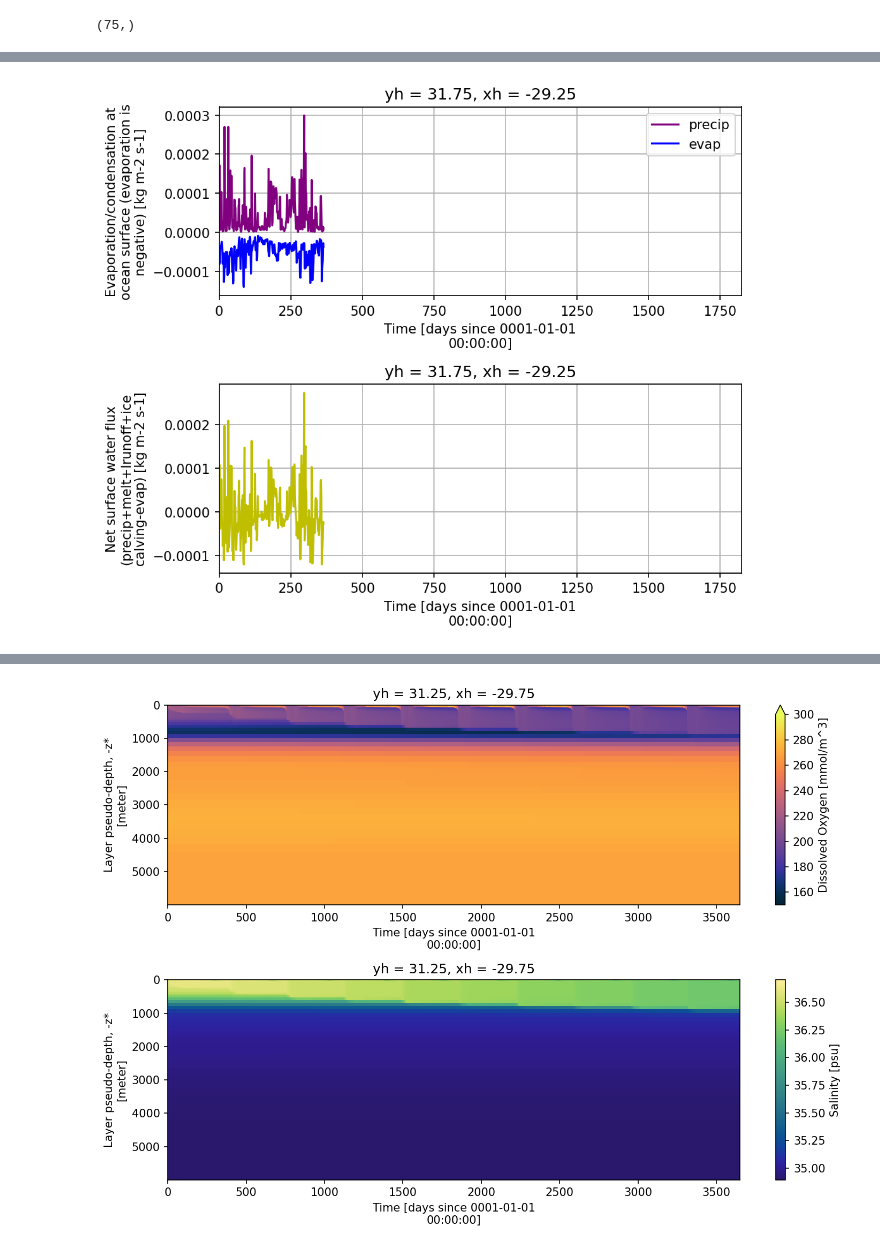
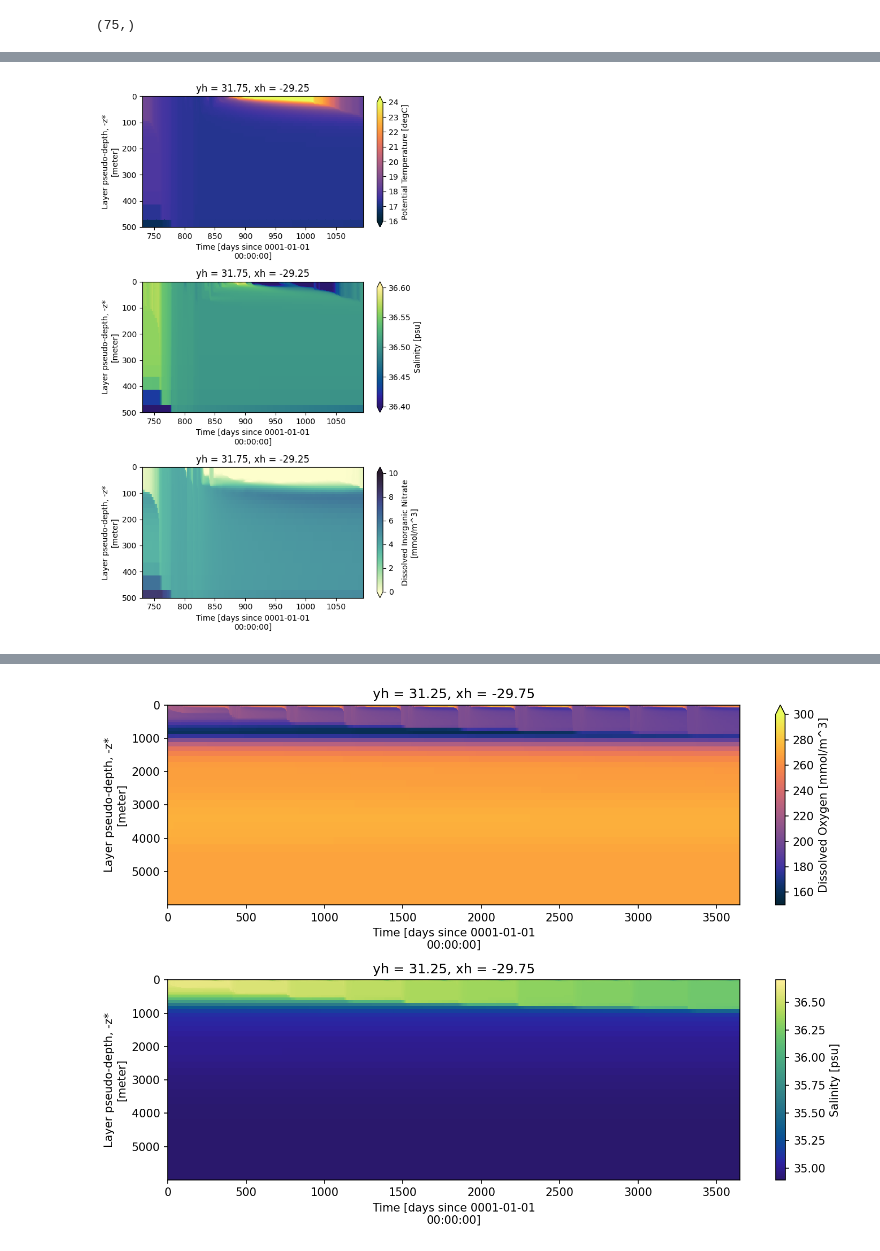
Before and after one commit to ElizabethYankovsky/MARBL_notebooks, a Jupyter notebook: Basic_analysis.ipynb, the cells around one changed output, grey strips where cells are left out. Drawn from its saved outputs; the diff is of its cells as text; code cells hidden in the pictures.

```diff
--- a/Basic_analysis.ipynb
+++ b/Basic_analysis.ipynb
@@ -87,15 +62,36 @@ fig.tight_layout()
 # %%
-fig = plt.figure(figsize=(7, 6),dpi=150)
+# fig = plt.figure(figsize=(7, 6),dpi=150)
 
-plt.subplot(2,1,1)
-forcing.precip[:,1,1].plot(label='precip',color='purple')
-forcing.evap[:,1,1].plot(label='evap',color='blue')
-plt.legend(); plt.grid('on'); plt.xlim([0,1825]); #plt.ylim([-0.3,0.3])
+# plt.subplot(2,1,1)
+# forcing.precip[:,1,1].plot(label='precip',color='purple')
+# forcing.evap[:,1,1].plot(label='evap',color='blue')
+# plt.legend(); plt.grid('on'); plt.xlim([0,1825]); #plt.ylim([-0.3,0.3])
 
-plt.subplot(2,1,2)
-forcing.PRCmE[:,1,1].plot(color='y')
-plt.grid('on');
-plt.xlim([0,1825]); #plt.ylim([-500,500])
-fig.tight_layout()
+# plt.subplot(2,1,2)
+# forcing.PRCmE[:,1,1].plot(color='y')
+# plt.grid('on');
+# plt.xlim([0,1825]); #plt.ylim([-500,500])
+# fig.tight_layout()
-# %% [output]
-[figure, removed]
+# %%
+fig = plt.figure(figsize=(6, 10),dpi=100)
+plt.subplot(3,1,1)
+ds.temp[:,:,1,1].transpose('zl','Time',).plot(cmap=cmocean.cm.thermal,vmin=16,vmax=24)
+plt.gca().invert_yaxis()
+plt.ylim([500,0]);
+plt.xlim([365*2,365*3]);
+
+plt.subplot(3,1,2)
+ds.salt[:,:,1,1].transpose('zl','Time',).plot(cmap=cmocean.cm.haline,vmin=36.4, vmax=36.6)
+plt.gca().invert_yaxis()
+plt.ylim([500,0]);
+plt.xlim([365*2,365*3]);
+
+plt.subplot(3,1,3)
+ds.NO3[:,:,1,1].transpose('zl','Time',).plot(cmap=cmocean.cm.deep,vmin=0., vmax=10)
+plt.gca().invert_yaxis()
+plt.ylim([500,0]);
+plt.xlim([365*2,365*3]);
+
+fig.tight_layout()
+# %% [output]
+[figure, added]
```
Also changed, not shown: parts of 9 cells of this notebook, 2 other files.
